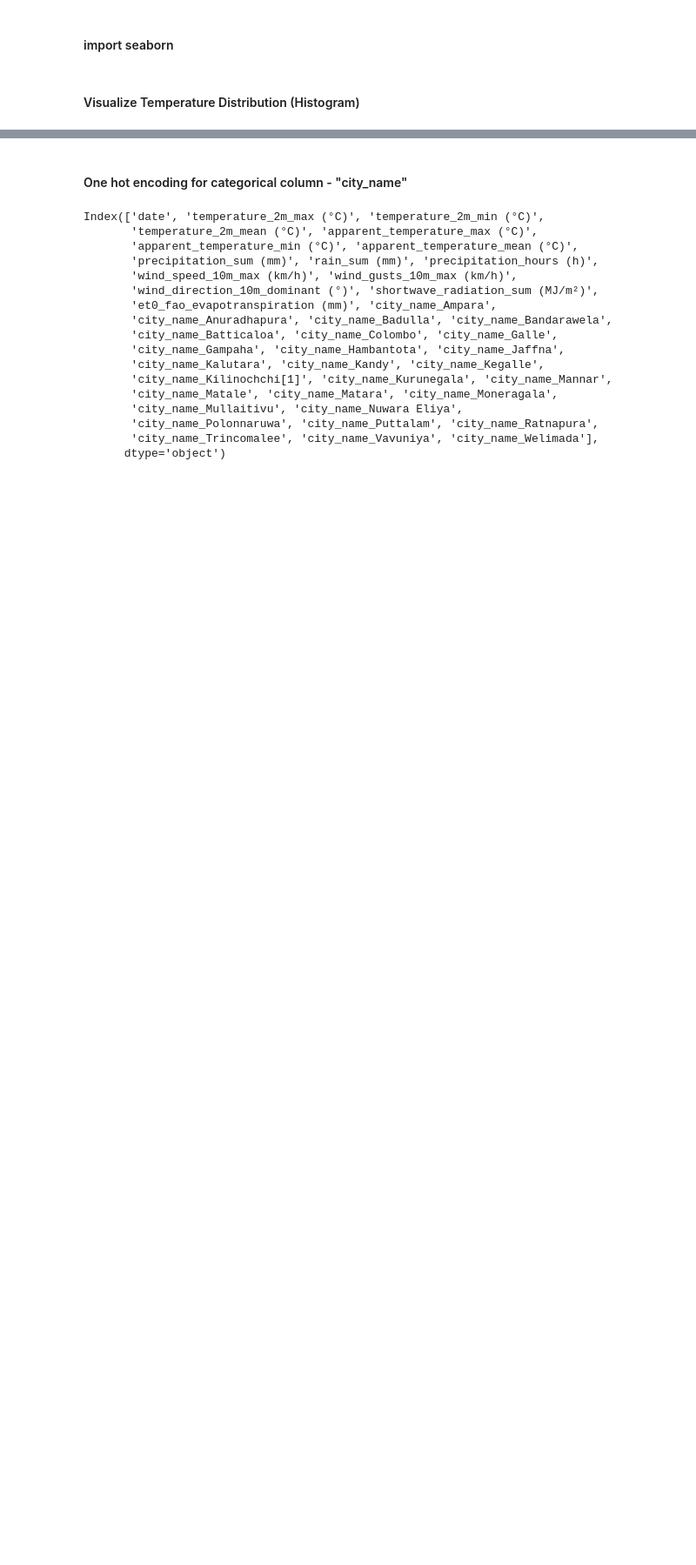
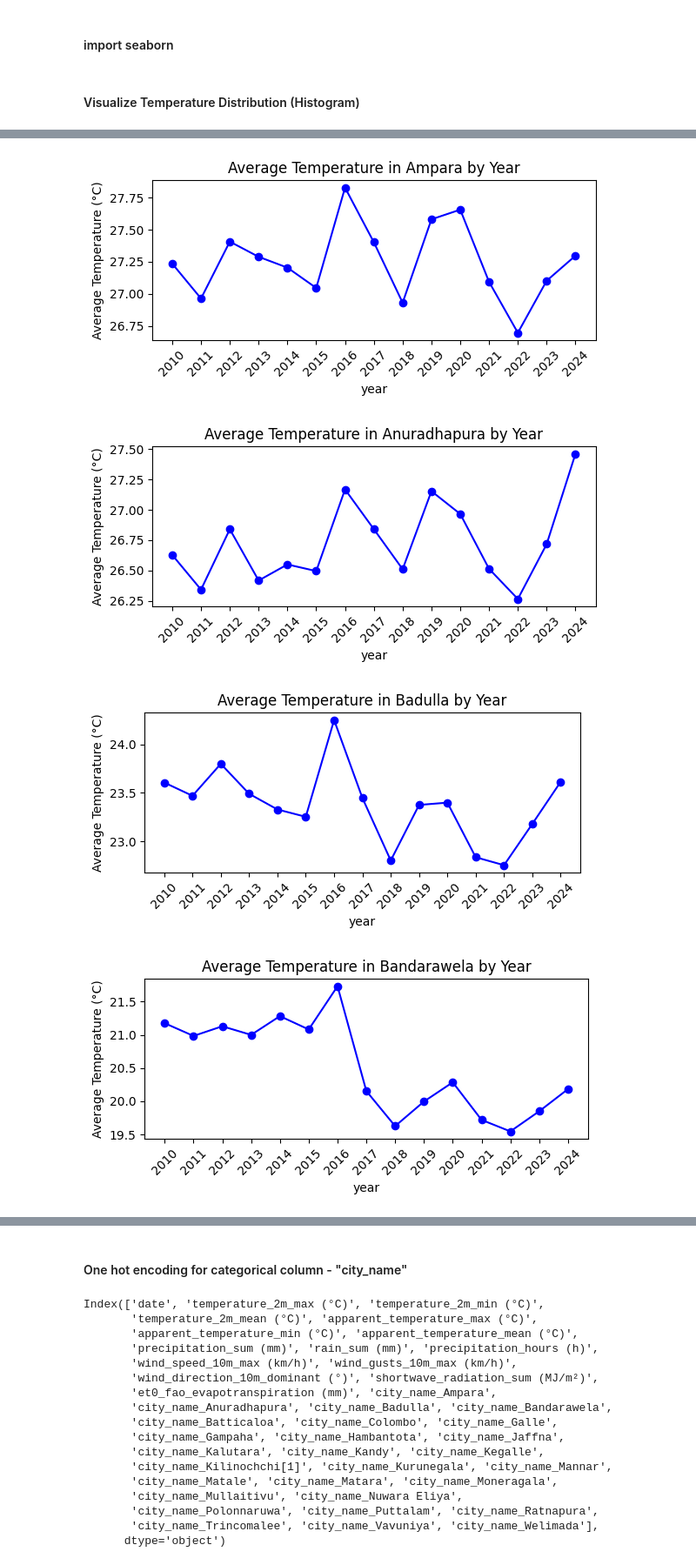
Before and after one commit to IT21271182/Deep-Learning-Project, a Jupyter notebook: IT21252990.ipynb, the cells around one changed output, grey strips where cells are left out. Shown at 87% size. Saved outputs shown, nothing was run; the diff lists cells and outputs as text; code cells hidden in the pictures; blank space fills up the shorter version.

Commit message:
Visualization done

```diff
--- a/IT21252990.ipynb
+++ b/IT21252990.ipynb
@@ -230,0 +202,3 @@ plt.show()
+# %%
+years = df['date'].dt.year
+df['year'] = years
@@ -230,0 +216,4 @@ plt.show()
+# %%
+# Group by city and year and calculate the mean temperature
+avg_temp = df.groupby(['city_name', 'year'])['temperature_2m_mean (°C)'].mean().reset_index()
+avg_temp
@@ -230,0 +236,19 @@ plt.show()
+# %%
+cities = avg_temp['city_name'].unique()
+
+for city in cities:
+    city_data = avg_temp[avg_temp['city_name'] == city]
+
+    plt.figure(figsize=(6, 3))
+    plt.plot(city_data['year'], city_data['temperature_2m_mean (°C)'], marker='o', color='blue')
+    plt.xlabel('year')
+    plt.ylabel('Average Temperature (°C)')
+    plt.title(f'Average Temperature in {city} by Year')
+    plt.xticks(city_data['year'], rotation=45)
+    plt.tight_layout()
+    plt.show()
+# %% [output]
+[figure, added]
+[figure, added]
+[figure, added]
+[figure, added]
```
Also changed, not shown: parts of 15 cells of this notebook.
